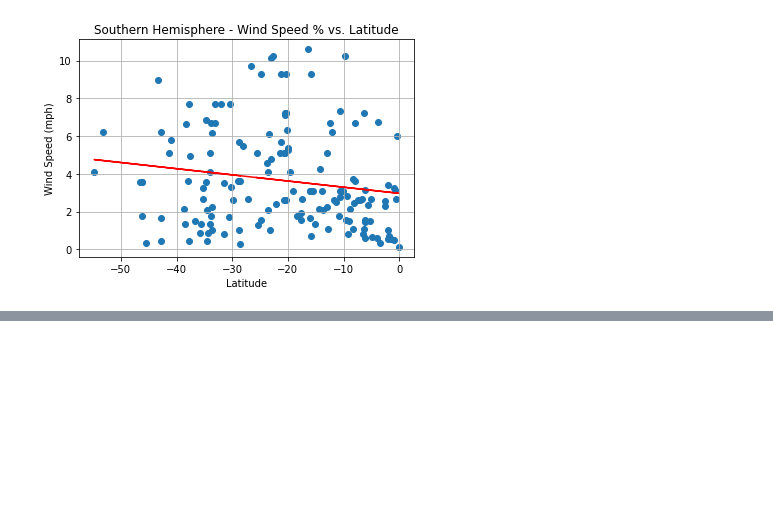
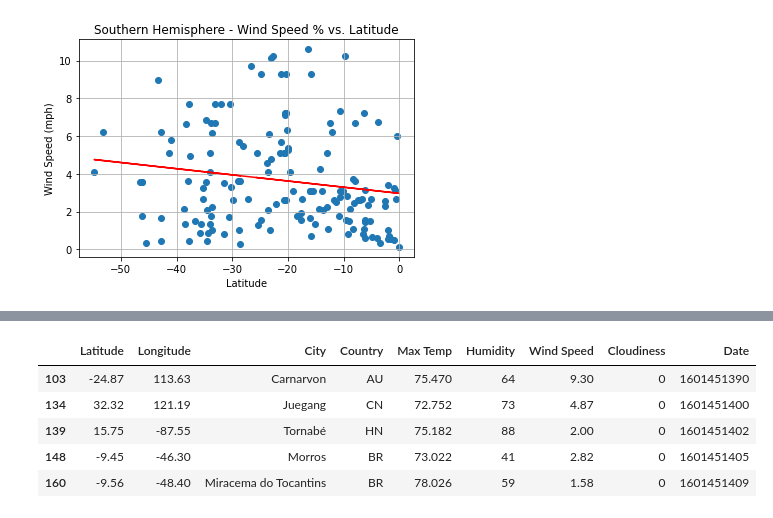
Before and after one commit to LenSin3/python-api-challenge, a Jupyter notebook: WeatherPy/new_weather.ipynb, the cells around one changed output, grey strips where cells are left out. Drawn from its saved outputs; the diff is of its cells as text; code cells hidden in the pictures; blank space fills up the shorter version.

```diff
--- a/WeatherPy/new_weather.ipynb
+++ b/WeatherPy/new_weather.ipynb
@@ -432,0 +440,8 @@ The equation of the line is: y = -0.03x + 2.97
+# %%
+# Store 'Lat' and 'Lng' into  locations
+locations = data_df[["Latitude", "Longitude"]].astype(float)
+
+# Convert Humidity to float and store
+# Handle NaN values
+data_df = data_df.dropna()
+humidity = data_df["Humidity"].astype(float)
@@ -432,0 +463,15 @@ The equation of the line is: y = -0.03x + 2.97
+# %%
+# Ideal Weather condition
+# Convert Parameters to float
+
+data_ideal = data_df.loc[((data_df['Max Temp'] <= 80) & (data_df['Max Temp'] >= 70)) & (data_df['Wind Speed'] < 10) & \
+                        (data_df['Cloudiness']==0)]
+# %%
+data_ideal.head()
+# %% [output]
+|  | Latitude | Longitude | City | Country | Max Temp | Humidity | Wind Speed | Cloudiness | Date |
+| 103 | -24.87 | 113.63 | Carnarvon | AU | 75.470 | 64 | 9.30 | 0 | 1601451390 |
+| 134 | 32.32 | 121.19 | Juegang | CN | 72.752 | 73 | 4.87 | 0 | 1601451400 |
+| 139 | 15.75 | -87.55 | Tornabé | HN | 75.182 | 88 | 2.00 | 0 | 1601451402 |
+| 148 | -9.45 | -46.30 | Morros | BR | 73.022 | 41 | 2.82 | 0 | 1601451405 |
+| 160 | -9.56 | -48.40 | Miracema do Tocantins | BR | 78.026 | 59 | 1.58 | 0 | 1601451409 |
```
Also changed, not shown: parts of 6 cells of this notebook.
